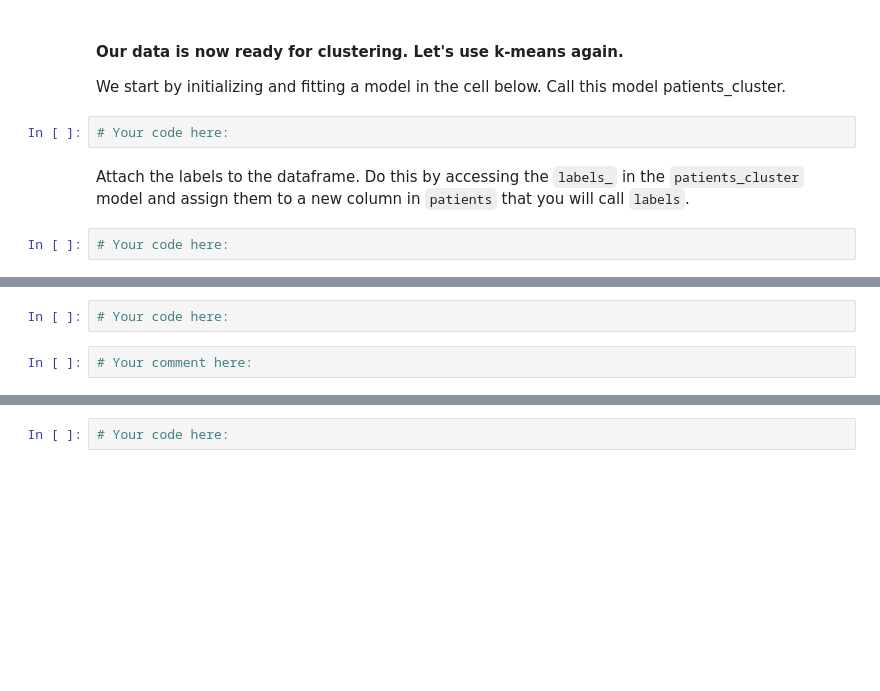
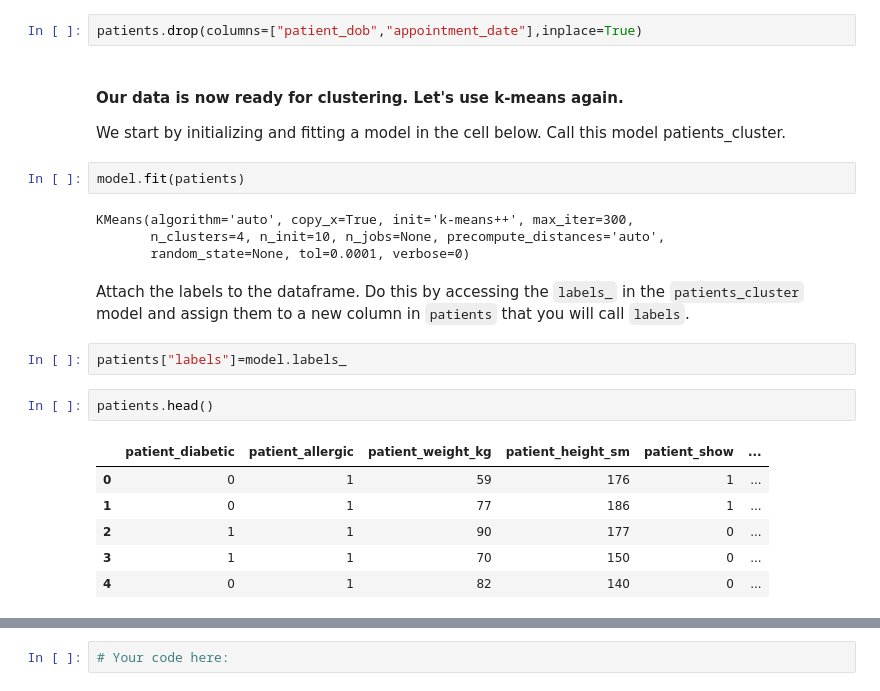
Before and after one commit to ta-data-mexpt/lab-sklearn-and-unsupervised-learning, a Jupyter notebook: your-code/main.ipynb, the cells around one changed output, grey strips where cells are left out. Cells and saved outputs as stored; diff of their text form; blank space fills up the shorter version.

```diff
--- a/your-code/main.ipynb
+++ b/your-code/main.ipynb
@@ -376,20 +383,31 @@ An interesting observation is that all patients are no older than 2 years. Howev
+# %%
+patients.drop(columns=["patient_dob","appointment_date"],inplace=True)
 # %% [markdown]
 #### Our data is now ready for clustering. Let's use k-means again.
 
 We start by initializing and fitting a model in the cell below. Call this model patients_cluster.
-# %%
-# Your code here:
+# %%
+model.fit(patients)
+# %% [output]
+KMeans(algorithm='auto', copy_x=True, init='k-means++', max_iter=300,
+       n_clusters=4, n_init=10, n_jobs=None, precompute_distances='auto',
+       random_state=None, tol=0.0001, verbose=0)
 # %% [markdown]
 Attach the labels to the dataframe. Do this by accessing the `labels_` in the `patients_cluster` model and assign them to a new column in `patients` that you will call `labels`.
-# %%
-# Your code here:
+# %%
+patients["labels"]=model.labels_
+# %%
+patients.head()
+# %% [output]
+|  | patient_diabetic | patient_allergic | patient_weight_kg | patient_height_sm | patient_show | ... |
+| 0 | 0 | 1 | 59 | 176 | 1 | ... |
+| 1 | 0 | 1 | 77 | 186 | 1 | ... |
+| 2 | 1 | 1 | 90 | 177 | 0 | ... |
+| 3 | 1 | 1 | 70 | 150 | 0 | ... |
+| 4 | 0 | 1 | 82 | 140 | 0 | ... |
 # %% [markdown]
 Now using a `groupby`, find the mean of every variable in `patients` and group by the `labels` column. This summary will allow us to see how the patients differ between the clusters. Your output should look similar to the image below.
 
 ![groupby mean](https://github.com/eduardoheros/lab-sklearn-and-unsupervised-learning/blob/master/groupby-mean.png?raw=1)
 
 Additionally, add a comment to describe which columns have the largest difference between clusters.
-# %%
-# Your code here:
-# %%
-# Your comment here:
```
Also changed, not shown: parts of 7 cells of this notebook.
